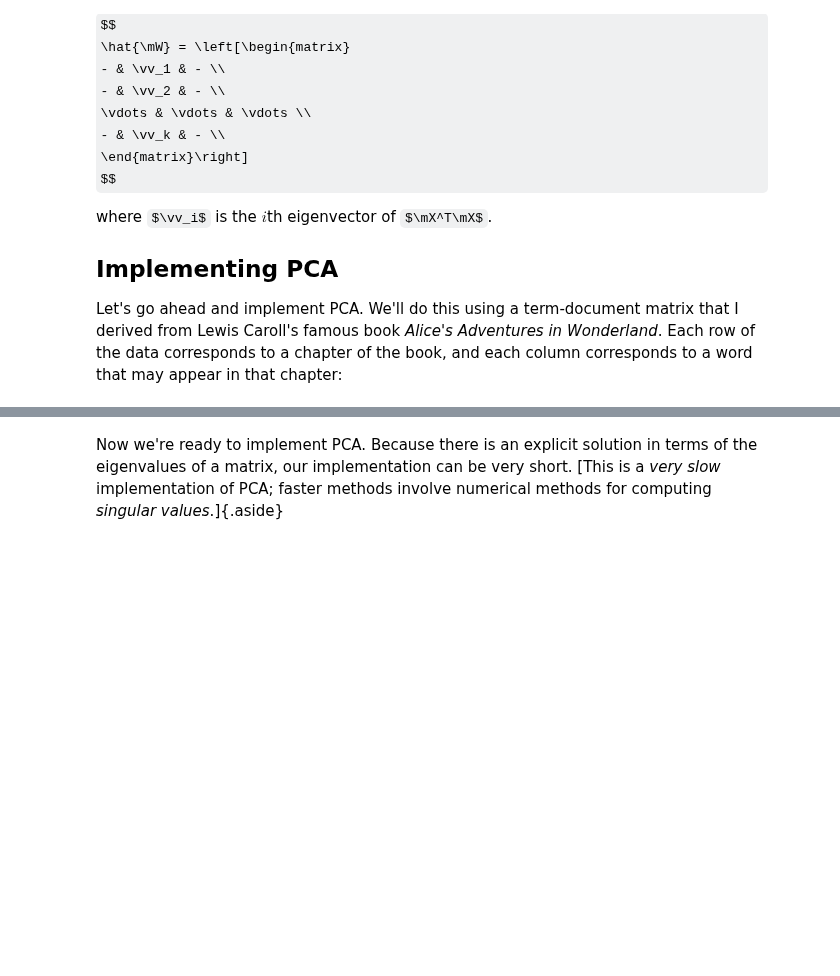
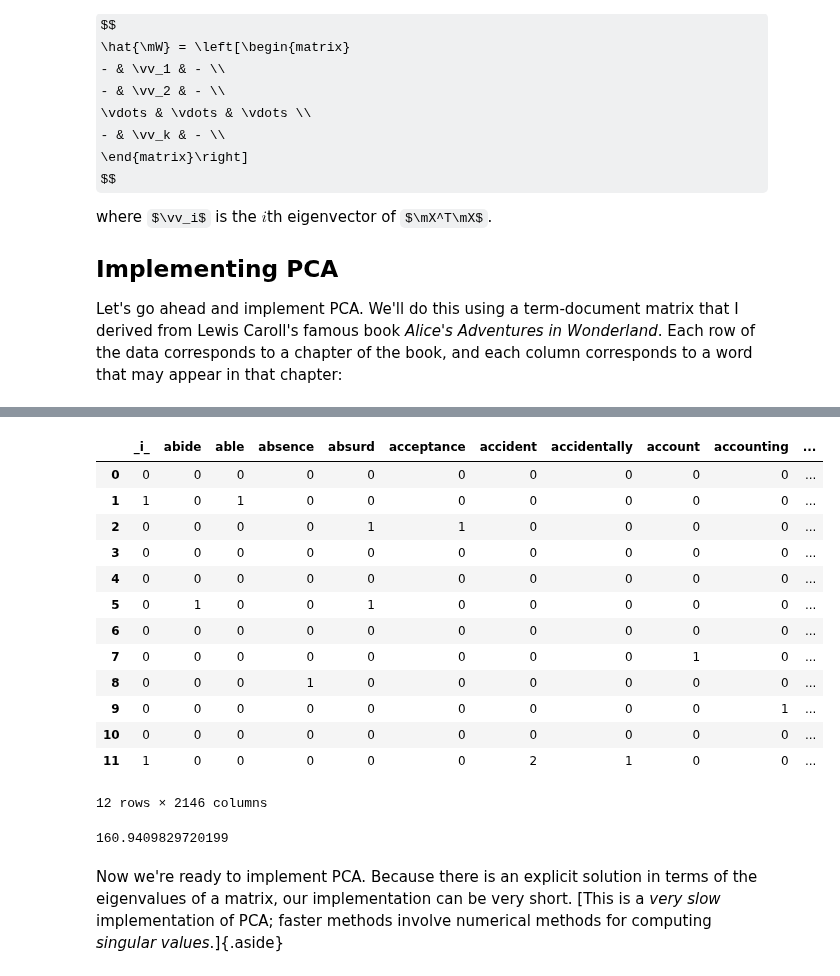
Before and after one commit to middlebury-csci-0451/CSCI-0451-s24, a Jupyter notebook: lecture-notes/introducing-dimensionality-reduction-live.ipynb, the cells around one changed output, grey strips where cells are left out. Drawn from its saved outputs; the diff is of its cells as text; code cells hidden in the pictures; some formulas as TeX source; blank space fills up the shorter version.

```diff
--- a/lecture-notes/introducing-dimensionality-reduction-live.ipynb
+++ b/lecture-notes/introducing-dimensionality-reduction-live.ipynb
@@ -100,2 +108,29 @@ M = pd.DataFrame(counts, columns = vec.get_feature_names_out())
+# %%
+vec = CountVectorizer(max_df = 0.5, min_df = 0, stop_words = "english")
+
+counts = vec.fit_transform(df['text'])
+counts = counts.toarray()
+M = pd.DataFrame(counts, columns = vec.get_feature_names_out())
+M
+# %% [output]
+|  | _i_ | abide | able | absence | absurd | acceptance | accident | accidentally | account | accounting | ... |
+| 0 | 0 | 0 | 0 | 0 | 0 | 0 | 0 | 0 | 0 | 0 | ... |
+| 1 | 1 | 0 | 1 | 0 | 0 | 0 | 0 | 0 | 0 | 0 | ... |
+| 2 | 0 | 0 | 0 | 0 | 1 | 1 | 0 | 0 | 0 | 0 | ... |
+| 3 | 0 | 0 | 0 | 0 | 0 | 0 | 0 | 0 | 0 | 0 | ... |
+| 4 | 0 | 0 | 0 | 0 | 0 | 0 | 0 | 0 | 0 | 0 | ... |
+| 5 | 0 | 1 | 0 | 0 | 1 | 0 | 0 | 0 | 0 | 0 | ... |
+| 6 | 0 | 0 | 0 | 0 | 0 | 0 | 0 | 0 | 0 | 0 | ... |
+| 7 | 0 | 0 | 0 | 0 | 0 | 0 | 0 | 0 | 1 | 0 | ... |
+| 8 | 0 | 0 | 0 | 1 | 0 | 0 | 0 | 0 | 0 | 0 | ... |
+| 9 | 0 | 0 | 0 | 0 | 0 | 0 | 0 | 0 | 0 | 1 | ... |
+| 10 | 0 | 0 | 0 | 0 | 0 | 0 | 0 | 0 | 0 | 0 | ... |
+| 11 | 1 | 0 | 0 | 0 | 0 | 0 | 2 | 1 | 0 | 0 | ... |
+12 rows × 2146 columns
+# %%
+X = counts
+np.sqrt((X**2).sum())
+# %% [output]
+160.9409829720199
 # %% [markdown]
 Now we're ready to implement PCA. Because there is an explicit solution in terms of the eigenvalues of a matrix, our implementation can be very short. [This is a *very slow* implementation of PCA; faster methods involve numerical methods for computing *singular values*.]{.aside}
```
Also changed, not shown: parts of 9 cells of this notebook, 24 other files.
